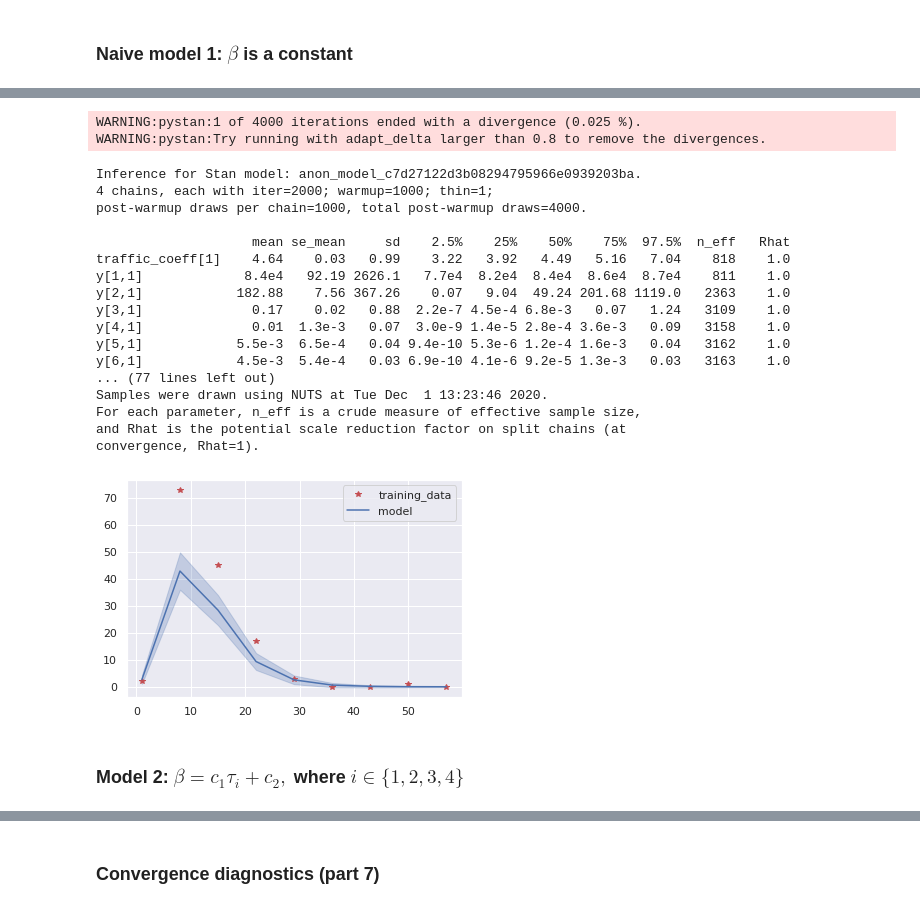
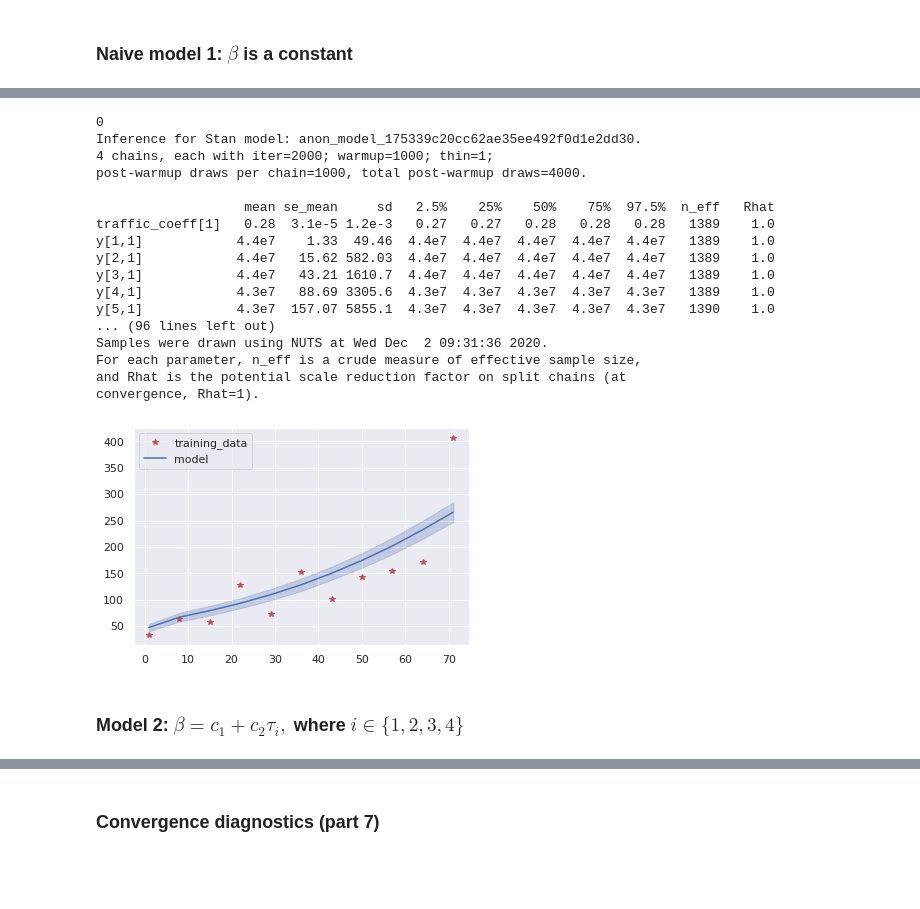
Before and after one commit to tommi-grohn/Corona_Bayesian, a Jupyter notebook: Project_Corona.ipynb, the cells around one changed output, grey strips where cells are left out. Cells and saved outputs as stored; diff of their text form; code cells hidden in the pictures; blank space fills up the shorter version.

Commit message:
SEAPIR-model

```diff
--- a/Project_Corona.ipynb
+++ b/Project_Corona.ipynb
@@ -201,13 +201,17 @@ dtypes_days_by_countries = np.dtype([
           ('date', str), # current date. This will become datetime-time using parse_dates!
           ('new_deaths', int), # new deaths on that date
           ('new_deaths_smooth', int), # smoothened new deaths on that date
-          ('total_deaths_per_million', float), # how many deaths per million has occured until that date
+          ('total_deaths', float), # how many deaths has occured until that date
           ('traffic_retail', float), # retail and recreation traffic on that date
           ('traffic_supermarket', float), # supermarket and pharmacy traffic on that date
           ('traffic_parks', float),  # park traffic on that date
           ('traffic_transit_stations', float), # transit station traffic on that date
           ('traffic_workplaces', float), # workplace traffic on that date
           ('traffic_residential', float), # residential traffic on that date
+          ('traffic_retail_smooth', float),  # park traffic on that date
+          ('traffic_supermarket_smooth', float), # transit station traffic on that date
+          ('traffic_transit_stations_smooth', float), # workplace traffic on that date
+          ('traffic_workplaces_smooth', float), # residential traffic on that date
           ])
 
 df_days_by_countries = pd.DataFrame(pd.read_csv('Cleaned_dataframes/df_days_by_countries.csv', dtype=dtypes_days_by_countries))
@@ -242,12 +246,10 @@ df_days_by_countries
 # %%
 # Define categories which are plotted
 traffic_components = ['traffic_retail', 'traffic_supermarket', 'traffic_parks',
-                      'traffic_transit_stations', 'traffic_workplaces', 'traffic_residential'
-                     ]
+                      'traffic_transit_stations', 'traffic_workplaces', 'traffic_residential']
 
 description = ['traffic in retail and recreation', 'traffic in supermarkets and pharmacy', 'traffic in parks',
-               'traffic in transit stations', 'traffic in workplaces', 'traffic in residential ares'
-              ]
+               'traffic in transit stations', 'traffic in workplaces', 'traffic in residential ares']
 
 
 # for i in range(num_countries): # Loop over each country
@@ -430,14 +391,11 @@ def shadedplot(x, dat, fill=True, label='', color='b'):
     if fill:
         plt.fill_between(x, ret[1, :], ret[2, :], color=color, alpha=0.25)
 
-def test_model(data, model, traffic, traffic_coeffs):
+def test_model(data, model, traffic):
     test_data = data.copy()
     test_data['traffic'] = traffic
-    test_data['traffic_coeff'] = traffic_coeffs
-    test_data['n_tcomponents'] = len(traffic_coeffs) - 1
-
-    deaths_hat = [ 2, 73, 45, 17,  3,  0,  0,  1,  0]
-    test_data['deaths'] = deaths_hat
+    test_data['n_tcomponents'] = traffic.shape[1]
+    print(test_data['n_tcomponents'])
 
     fit = model.sampling(test_data, seed=seed)
     samples = fit.extract(permuted=True)
@@ -447,6 +405,16 @@ def test_model(data, model, traffic, traffic_coeffs):
     shadedplot(data["t_training"], samples['deaths_hat'], label="model")
     plt.legend()
     plt.show()
+# %%
+def initial_guess(N, total_deaths_0, new_deaths_1):
+    r0 = total_deaths_0 * 100
+    i0 = new_deaths_1 * 100 * 0.6 * 5
+    p0 = i0
+    a0 = new_deaths_1 * 100 * 0.4 * 5
+    e0 = p0 + a0
+    s0 = N - e0 - a0 - p0 - i0 - r0
+
+    return [s0, e0, a0, p0, i0, r0]
 # %%
 # Boilerplate data for model testing
 
@@ -501,28 +495,25 @@ INFO:pystan:COMPILING THE C++ CODE FOR MODEL anon_model_c7d27122d3b08294795966e0
 # %%
-traffic_coeff = np.array([3])
-traffic = np.empty((seir_data["n_training"], 0))
-test_model(seir_data, sm, traffic, traffic_coeff)
+traffic = np.empty((n_training, 0))
+test_model(seir_data, sm, traffic)
 # %% [output]
-WARNING:pystan:1 of 4000 iterations ended with a divergence (0.025 %).
-WARNING:pystan:Try running with adapt_delta larger than 0.8 to remove the divergences.
+0
+Inference for Stan model: anon_model_175339c20cc62ae35ee492f0d1e2dd30.
+4 chains, each with iter=2000; warmup=1000; thin=1;
+post-warmup draws per chain=1000, total post-warmup draws=4000.
+
+                   mean se_mean     sd   2.5%    25%    50%    75%  97.5%  n_eff   Rhat
+traffic_coeff[1]   0.28  3.1e-5 1.2e-3   0.27   0.27   0.28   0.28   0.28   1389    1.0
+y[1,1]            4.4e7    1.33  49.46  4.4e7  4.4e7  4.4e7  4.4e7  4.4e7   1389    1.0
+y[2,1]            4.4e7   15.62 582.03  4.4e7  4.4e7  4.4e7  4.4e7  4.4e7   1389    1.0
+y[3,1]            4.4e7   43.21 1610.7  4.4e7  4.4e7  4.4e7  4.4e7  4.4e7   1389    1.0
+y[4,1]            4.3e7   88.69 3305.6  4.3e7  4.3e7  4.3e7  4.3e7  4.3e7   1389    1.0
+y[5,1]            4.3e7  157.07 5855.1  4.3e7  4.3e7  4.3e7  4.3e7  4.3e7   1390    1.0
+... (96 lines left out)
+Samples were drawn using NUTS at Wed Dec  2 09:31:36 2020.
+For each parameter, n_eff is a crude measure of effective sample size,
+and Rhat is the potential scale reduction factor on split chains (at
+convergence, Rhat=1).
-Inference for Stan model: anon_model_c7d27122d3b08294795966e0939203ba.
-4 chains, each with iter=2000; warmup=1000; thin=1;
-post-warmup draws per chain=1000, total post-warmup draws=4000.
-
-                    mean se_mean     sd    2.5%    25%    50%    75%  97.5%  n_eff   Rhat
-traffic_coeff[1]    4.64    0.03   0.99    3.22   3.92   4.49   5.16   7.04    818    1.0
-y[1,1]             8.4e4   92.19 2626.1   7.7e4  8.2e4  8.4e4  8.6e4  8.7e4    811    1.0
-y[2,1]            182.88    7.56 367.26    0.07   9.04  49.24 201.68 1119.0   2363    1.0
-y[3,1]              0.17    0.02   0.88  2.2e-7 4.5e-4 6.8e-3   0.07   1.24   3109    1.0
-y[4,1]              0.01  1.3e-3   0.07  3.0e-9 1.4e-5 2.8e-4 3.6e-3   0.09   3158    1.0
-y[5,1]            5.5e-3  6.5e-4   0.04 9.4e-10 5.3e-6 1.2e-4 1.6e-3   0.04   3162    1.0
-y[6,1]            4.5e-3  5.4e-4   0.03 6.9e-10 4.1e-6 9.2e-5 1.3e-3   0.03   3163    1.0
-... (77 lines left out)
-Samples were drawn using NUTS at Tue Dec  1 13:23:46 2020.
-For each parameter, n_eff is a crude measure of effective sample size,
-and Rhat is the potential scale reduction factor on split chains (at
-convergence, Rhat=1).
-[figure, old version]
+[figure, new version]
 # %% [markdown]
-### Model 2: $\beta = c_1 \tau_i + c_2,$ where $i \in \{1,2,3,4 \}$
+### Model 2: $\beta = c_1 + c_2 \tau_i,$ where $i \in \{1,2,3,4 \}$
 # %%
```
Also changed, not shown: parts of 15 cells of this notebook, 4 other files.
